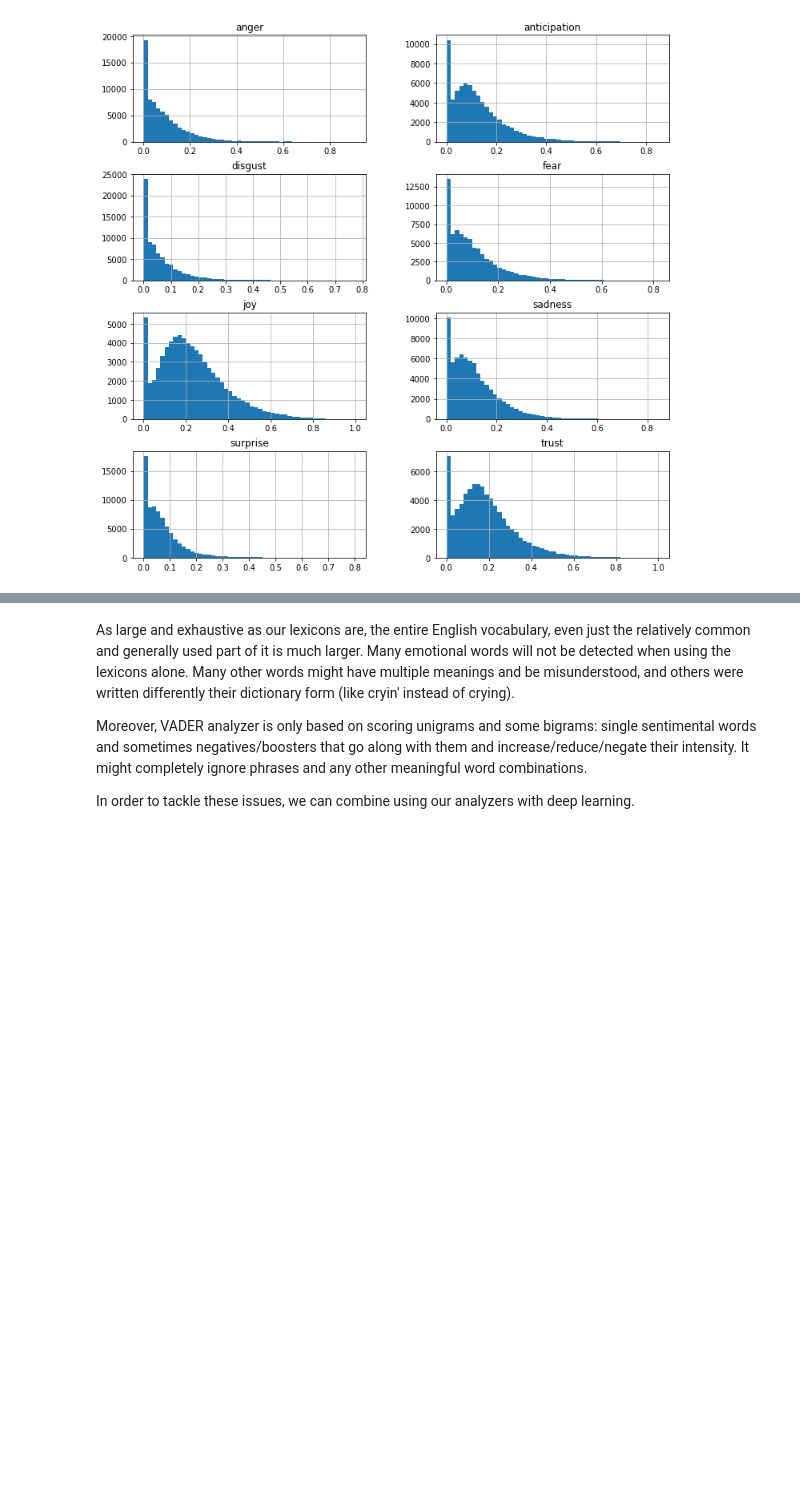
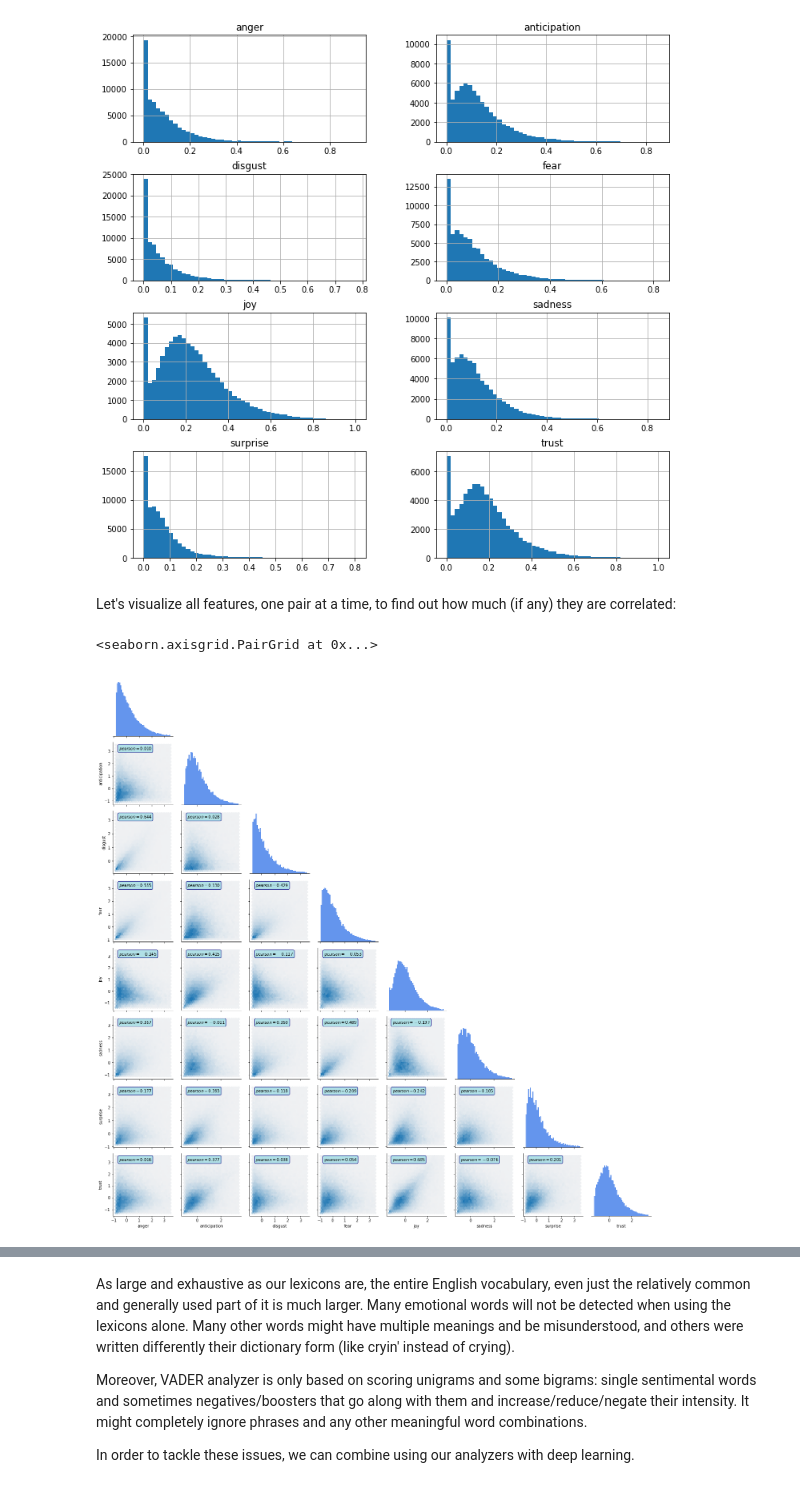
Before and after one commit to liorBlum/ds-project, a Jupyter notebook: EDA.ipynb, the cells around one changed output, grey strips where cells are left out. Drawn from its saved outputs; the diff is of its cells as text; code cells hidden in the pictures; blank space fills up the shorter version.

Commit message:
added visualizaion for emotion analysis

```diff
--- a/EDA.ipynb
+++ b/EDA.ipynb
@@ -269,3 +301,49 @@ array([[<AxesSubplot:title={'center':'anger'}>,
        [<AxesSubplot:title={'center':'surprise'}>,
         <AxesSubplot:title={'center':'trust'}>]], dtype=object)
 [figure]
+# %% [markdown]
+Let's visualize all features, one pair at a time, to find out how much (if any) they are correlated:
+# %%
+import seaborn as sns
+from scipy.stats import zscore
+import numpy as np
+import matplotlib.pyplot as plt
+import scipy.stats as stats
+
+def hide_current_axis(*args, **kwargs):
+    plt.gca().set_visible(False)
+
+def jointplot_hex(x, y, color, **kwargs):
+    cmap = sns.light_palette(color, as_cmap=True)
+    xy_df = pd.concat([x, y], axis=1)
+    nonzero_cells_filter = (xy_df > 0.007)
+    xy_df = pd.DataFrame(zscore(xy_df), columns=[x.name, y.name], index=x.index)
+    outliers_filter = nonzero_cells_filter & (np.abs(xy_df) < 3.5)
+    xy_df = xy_df[outliers_filter.iloc[:,0] & outliers_filter.iloc[:,1]]
+
+    pearson = stats.pearsonr(xy_df.iloc[:,0], xy_df.iloc[:,1])[0]
+
+    ax = plt.gca()
+    plt.hexbin(xy_df.iloc[:,0], xy_df.iloc[:,1], cmap=cmap, gridsize=30, **kwargs)
+    plt.annotate(f'$pearson = {pearson:.3f}$',
+                    xy=(0.1, 0.9), xycoords='axes fraction',
+                    ha='left', va='center',
+                    bbox={'boxstyle': 'round', 'fc': 'powderblue', 'ec': 'navy'})
+
+def filtered_hist(x, **kwargs):
+    nonzero_cells_filter = (x > 0.007)
+    x = pd.Series(zscore(x), name=x.name, index=x.index)
+    outliers_filter = nonzero_cells_filter & (np.abs(x) < 3.5)
+    x = x[outliers_filter]
+    plt.hist(x=x, bins=50, **kwargs)
+
+all_songs_emotions = pd.read_csv('data/songs_emotions.csv', index_col=0)
+
+# For our purpose, an outlier is a value that is more than 3 standard deviations from the mean
+g = sns.PairGrid(data=all_songs_emotions, corner=True)
+g.map_lower(jointplot_hex)
+g.map_upper(hide_current_axis)
+g.map_diag(filtered_hist, color='cornflowerblue')
+# %% [output]
+<seaborn.axisgrid.PairGrid at 0x...>
+[figure, added]
```
Also changed, not shown: parts of 7 cells of this notebook.
